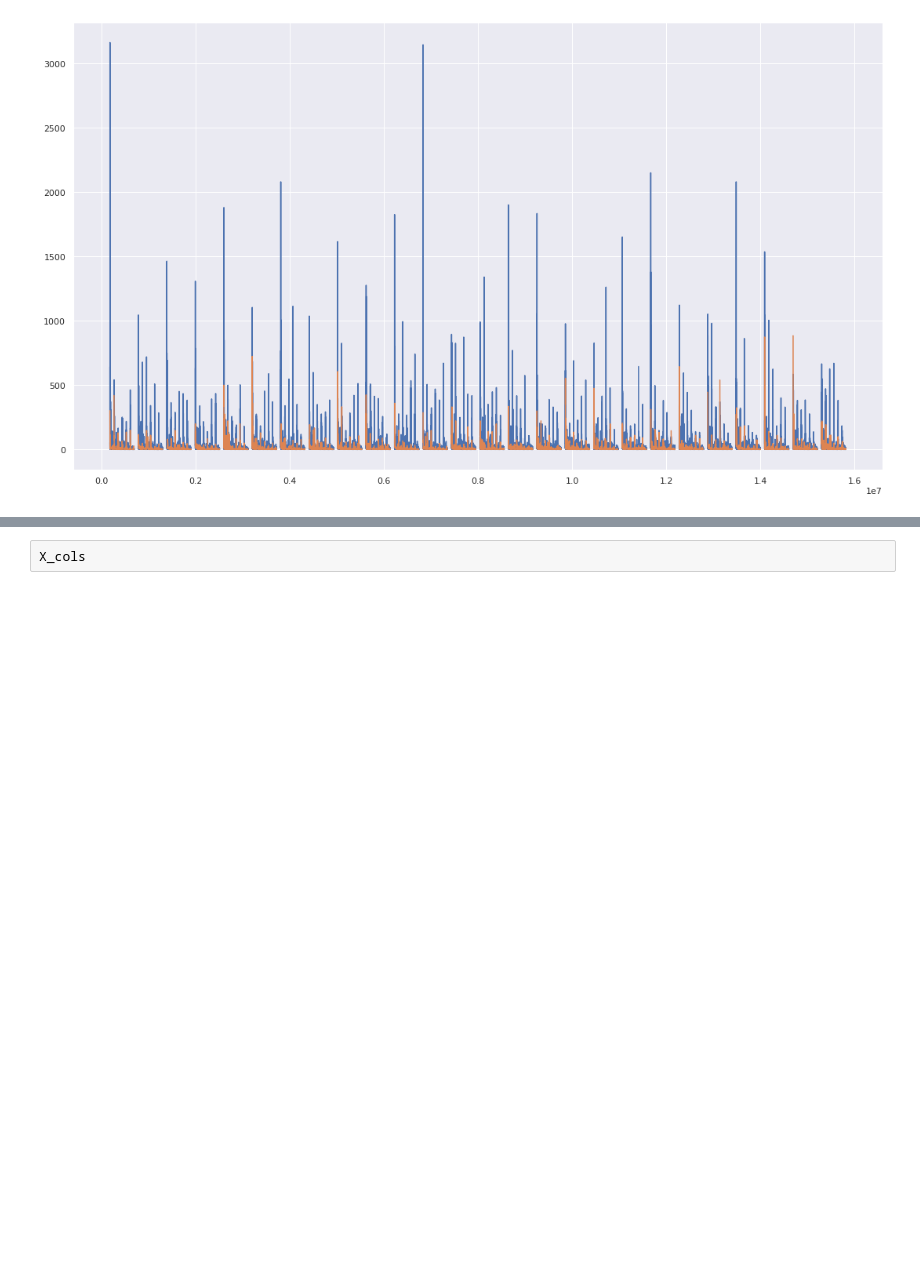
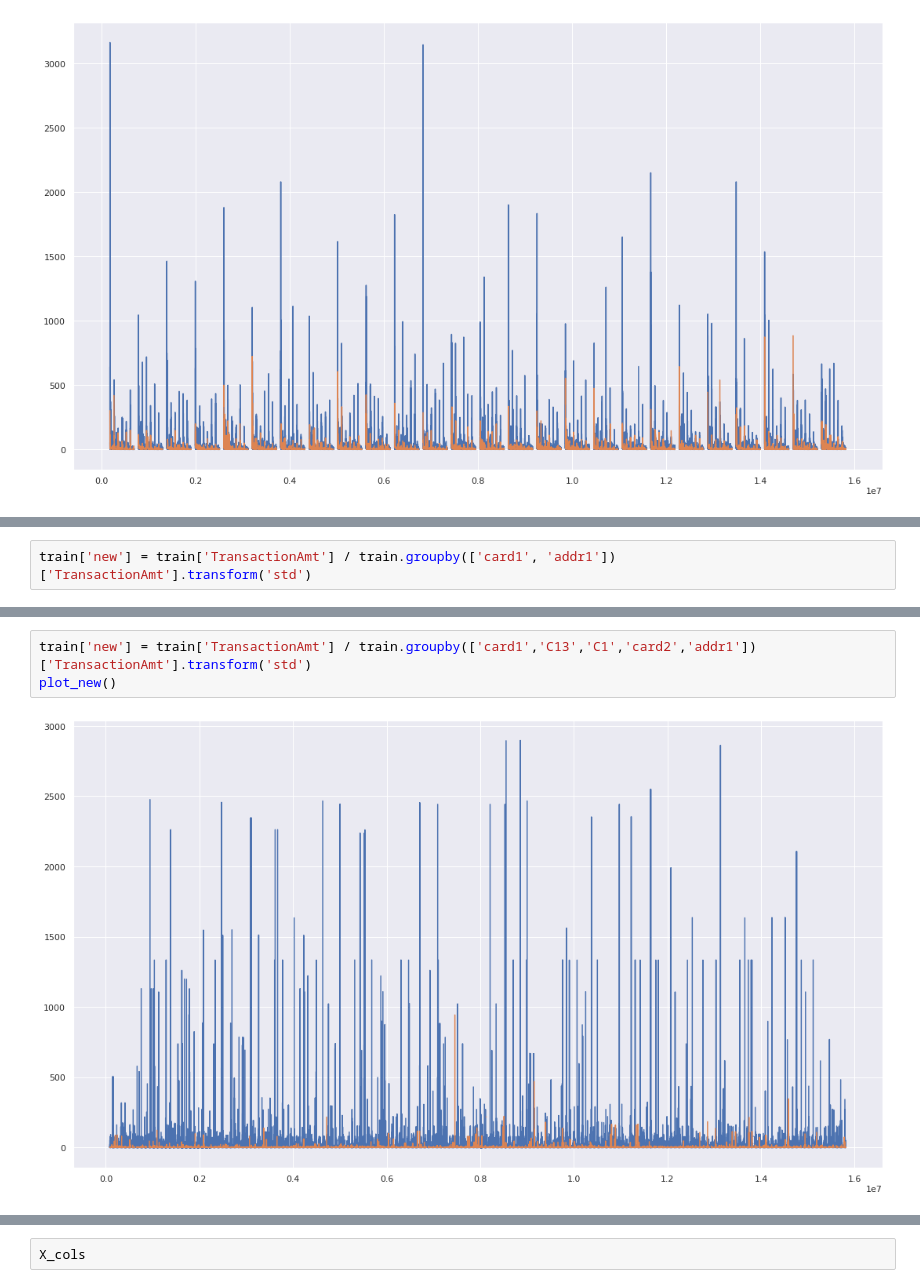
Before and after one commit to rodgomrod/kaggle_ieee_fraud, a Jupyter notebook: exploring_features_2nd_round.ipynb, the cells around one changed output, grey strips where cells are left out. Drawn from its saved outputs; the diff is of its cells as text; blank space fills up the shorter version.

```diff
--- a/exploring_features_2nd_round.ipynb
+++ b/exploring_features_2nd_round.ipynb
@@ -319,0 +348,2 @@ plt.show()
+# %%
+train['new'] = train['TransactionAmt'] / train.groupby(['card1', 'addr1'])['TransactionAmt'].transform('std')
@@ -319,0 +354,5 @@ plt.show()
+# %%
+train['new'] = train['TransactionAmt'] / train.groupby(['card1','C13','C1','card2','addr1'])['TransactionAmt'].transform('std')
+plot_new()
+# %% [output]
+[figure, added]
```
Also changed, not shown: parts of 24 cells of this notebook.
